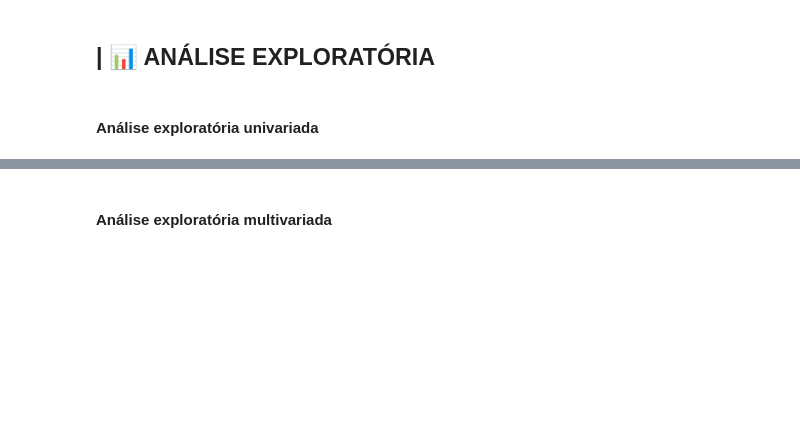
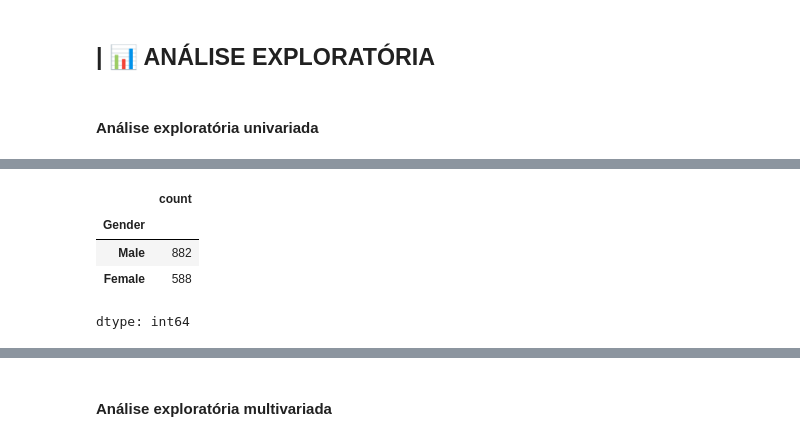
Before and after one commit to polydiaguiar/turnover-prediction-final-project, a Jupyter notebook: turnover_prediction_final_project.ipynb, the cells around one changed output, grey strips where cells are left out. Cells and saved outputs as stored; diff of their text form; code cells hidden in the pictures; blank space fills up the shorter version.

```diff
--- a/turnover_prediction_final_project.ipynb
+++ b/turnover_prediction_final_project.ipynb
@@ -449,2 +374,11 @@ dtype: float64
+# %%
+# Visualizar a composição do df em relação ao gênero
+df['Gender'].value_counts()
+# %% [output]
+|  | count |
+| Gender |  |
+| Male | 882 |
+| Female | 588 |
+dtype: int64
 # %%
 # Visualizando os detalhes de pessoas que responderam 0 para o número de companias trabalhadas
```
Also changed, not shown: parts of 29 cells of this notebook.
